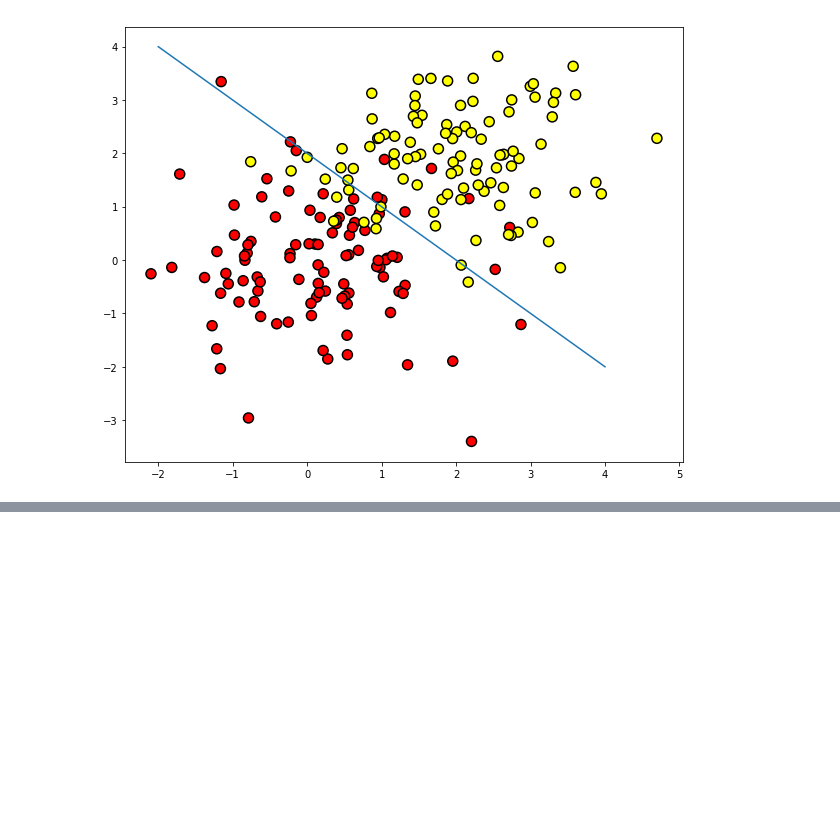
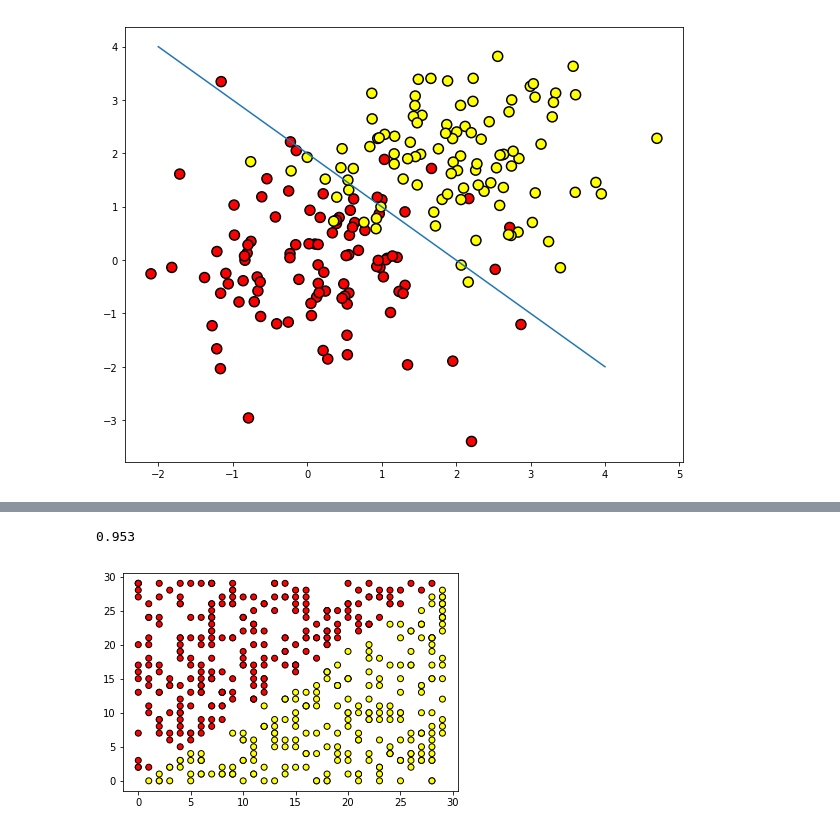
Before and after one commit to dmuml10/mlcourse.ai, a Jupyter notebook: Assignment3/Topic3.ipynb, the cells around one changed output, grey strips where cells are left out. Saved outputs shown, nothing was run; the diff lists cells and outputs as text; code cells hidden in the pictures; blank space fills up the shorter version.

```diff
--- a/Assignment3/Topic3.ipynb
+++ b/Assignment3/Topic3.ipynb
@@ -65,0 +86,4 @@ cmap='autumn', edgecolors='black', linewidth=1.5);
+# %%
+data = pd.DataFrame({'Age': [17,64,18,20,38,49,55,25,29,31,33],
+             'Loan Default': [1,0,1,0,1,0,0,1,1,0,1]})
+data
@@ -65,0 +338,21 @@ cmap='autumn', edgecolors='black', linewidth=1.5);
+# %%
+accuracy_score(y_holdout, forest_grid.predict(X_holdout)) # 0.953
+# %% [output]
+0.953
+# %%
+def form_linearly_separable_data(n=500, x1_min=0, x1_max=30,
+                                 x2_min=0, x2_max=30):
+    data, target = [], []
+    for i in range(n):
+        x1 = np.random.randint(x1_min, x1_max)
+        x2 = np.random.randint(x2_min, x2_max)
+        if np.abs(x1 - x2) > 0.5:
+            data.append([x1, x2])
+            target.append(np.sign(x1 - x2))
+    return np.array(data), np.array(target)
+
+X, y = form_linearly_separable_data()
+
+plt.scatter(X[:, 0], X[:, 1], c=y, cmap='autumn', edgecolors='black');
+# %% [output]
+[figure, added]
```
Also changed, not shown: parts of 38 cells of this notebook.
